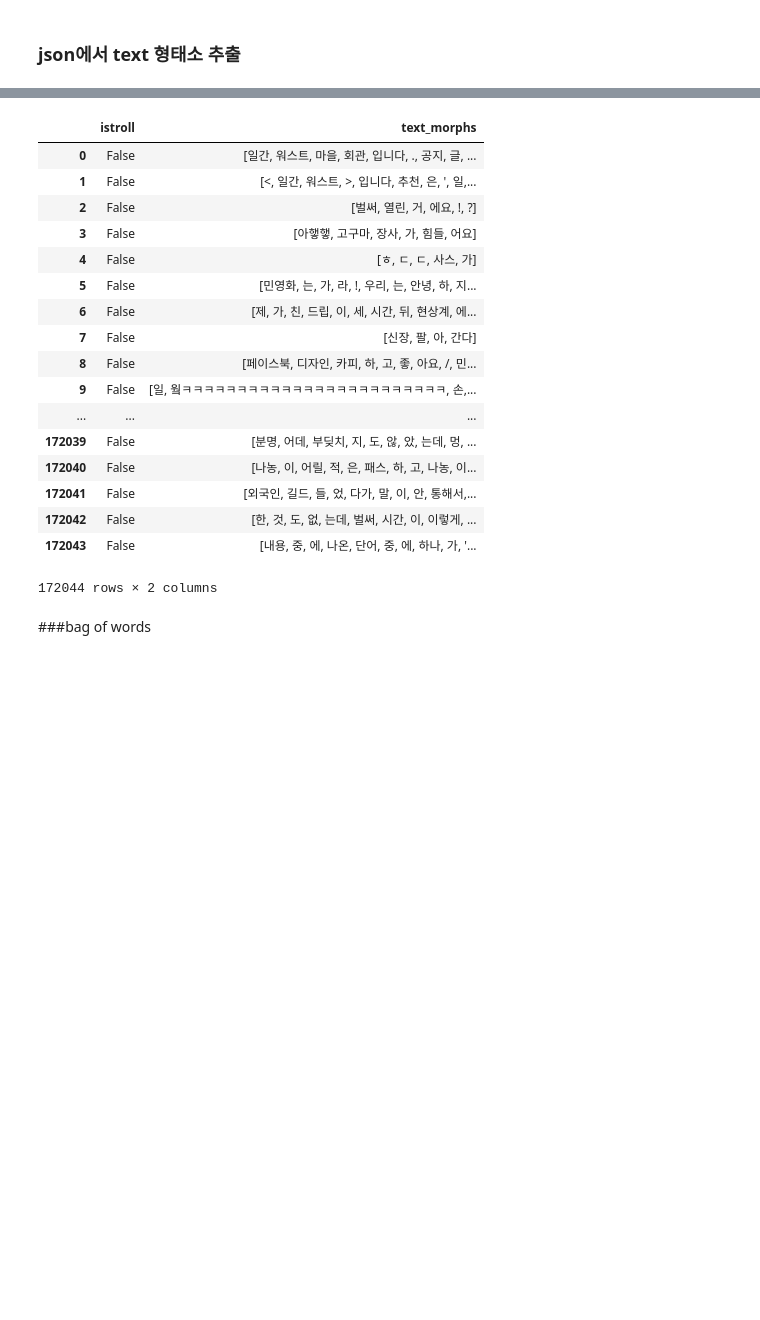
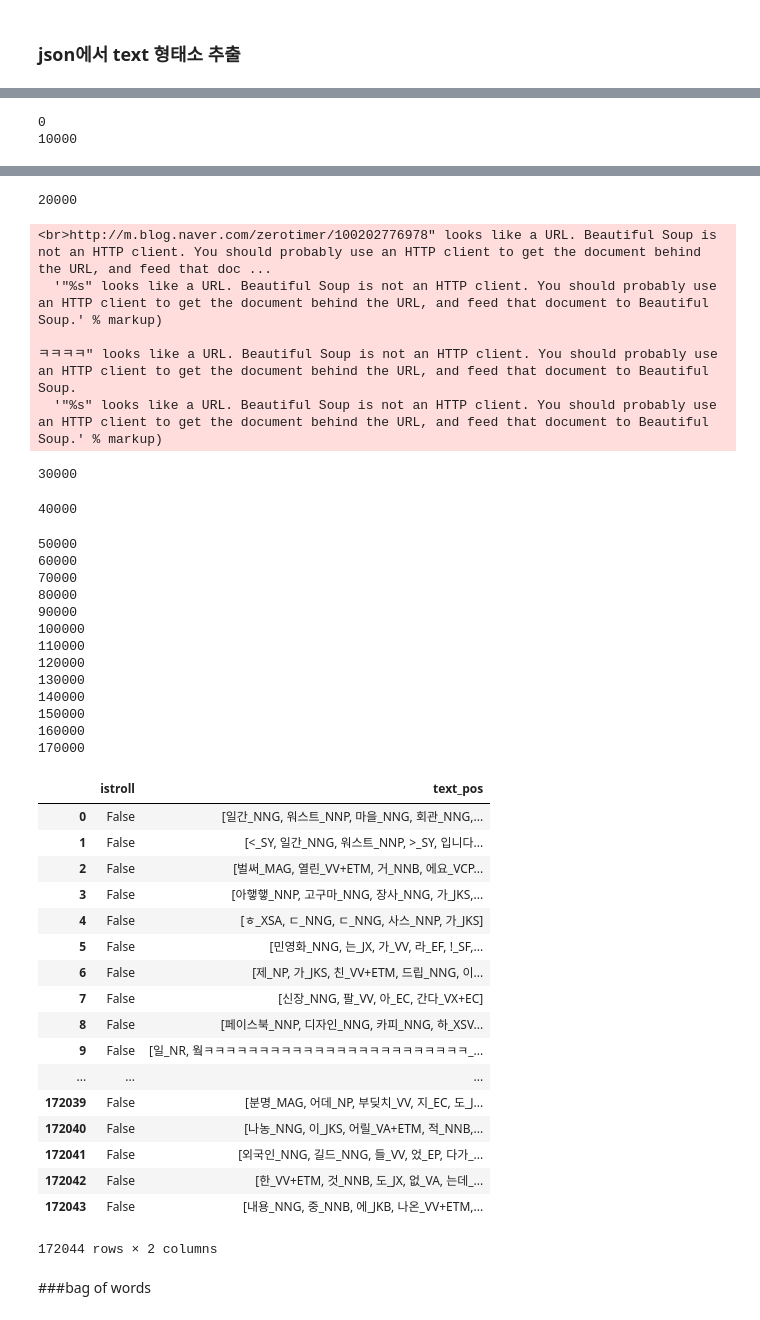
Before and after one commit to MacLunch/MacLunch, a Jupyter notebook: 1.Feature Extraction - Text.ipynb, the cells around one changed output, grey strips where cells are left out. Saved outputs shown, nothing was run; the diff lists cells and outputs as text; code cells hidden in the pictures; blank space fills up the shorter version.

```diff
--- a/1.Feature Extraction - Text.ipynb
+++ b/1.Feature Extraction - Text.ipynb
@@ -23,14 +23,14 @@ mecab = Mecab()
 labeled_train = []
 
 for cnt, article in enumerate(json_train):
-    text = bs(article["text"],"lxml").text
+    text = bs(article["text"],"html.parser").text
 
     if cnt % 10000 == 0:
         print cnt
 
     labeled_train.append({
             "istroll": article["is_troll"],
-            "text_morphs": mecab.morphs(text)
+            "text_pos": ["%s_%s" % (first, second) for first, second in mecab.pos(text)]
         })
 
 labeled_train = pd.DataFrame.from_dict(labeled_train)
@@ -56,0 +44,2 @@ labeled_train
+0
+10000
@@ -57,21 +54,42 @@ labeled_train
+20000
+<br>http://m.blog.naver.com/zerotimer/100202776978" looks like a URL. Beautiful Soup is not an HTTP client. You should probably use an HTTP client to get the document behind the URL, and feed that doc ...
+  '"%s" looks like a URL. Beautiful Soup is not an HTTP client. You should probably use an HTTP client to get the document behind the URL, and feed that document to Beautiful Soup.' % markup)
+
+ㅋㅋㅋㅋ" looks like a URL. Beautiful Soup is not an HTTP client. You should probably use an HTTP client to get the document behind the URL, and feed that document to Beautiful Soup.
+  '"%s" looks like a URL. Beautiful Soup is not an HTTP client. You should probably use an HTTP client to get the document behind the URL, and feed that document to Beautiful Soup.' % markup)
+30000
+40000
+50000
+60000
+70000
+80000
+90000
+100000
+110000
+120000
+130000
+140000
+150000
+160000
+170000
-|  | istroll | text_morphs |
-| 0 | False | [일간, 워스트, 마을, 회관, 입니다, ., 공지, 글, ... |
-| 1 | False | [<, 일간, 워스트, >, 입니다, 추천, 은, ', 일,... |
-| 2 | False | [벌써, 열린, 거, 에요, !, ?] |
-| 3 | False | [아햏햏, 고구마, 장사, 가, 힘들, 어요] |
-| 4 | False | [ㅎ, ㄷ, ㄷ, 사스, 가] |
-| 5 | False | [민영화, 는, 가, 라, !, 우리, 는, 안녕, 하, 지... |
-| 6 | False | [제, 가, 친, 드립, 이, 세, 시간, 뒤, 현상계, 에... |
-| 7 | False | [신장, 팔, 아, 간다] |
-| 8 | False | [페이스북, 디자인, 카피, 하, 고, 좋, 아요, /, 민... |
-| 9 | False | [일, 웤ㅋㅋㅋㅋㅋㅋㅋㅋㅋㅋㅋㅋㅋㅋㅋㅋㅋㅋㅋㅋㅋㅋㅋㅋ, 손,... |
+|  | istroll | text_pos |
+| 0 | False | [일간_NNG, 워스트_NNP, 마을_NNG, 회관_NNG,... |
+| 1 | False | [<_SY, 일간_NNG, 워스트_NNP, >_SY, 입니다... |
+| 2 | False | [벌써_MAG, 열린_VV+ETM, 거_NNB, 에요_VCP... |
+| 3 | False | [아햏햏_NNP, 고구마_NNG, 장사_NNG, 가_JKS,... |
+| 4 | False | [ㅎ_XSA, ㄷ_NNG, ㄷ_NNG, 사스_NNP, 가_JKS] |
+| 5 | False | [민영화_NNG, 는_JX, 가_VV, 라_EF, !_SF,... |
+| 6 | False | [제_NP, 가_JKS, 친_VV+ETM, 드립_NNG, 이... |
+| 7 | False | [신장_NNG, 팔_VV, 아_EC, 간다_VX+EC] |
+| 8 | False | [페이스북_NNP, 디자인_NNG, 카피_NNG, 하_XSV... |
+| 9 | False | [일_NR, 웤ㅋㅋㅋㅋㅋㅋㅋㅋㅋㅋㅋㅋㅋㅋㅋㅋㅋㅋㅋㅋㅋㅋㅋㅋ_... |
 | ... | ... | ... |
-| 172039 | False | [분명, 어데, 부딪치, 지, 도, 않, 았, 는데, 멍, ... |
-| 172040 | False | [나농, 이, 어릴, 적, 은, 패스, 하, 고, 나농, 이... |
-| 172041 | False | [외국인, 길드, 들, 었, 다가, 말, 이, 안, 통해서,... |
-| 172042 | False | [한, 것, 도, 없, 는데, 벌써, 시간, 이, 이렇게, ... |
-| 172043 | False | [내용, 중, 에, 나온, 단어, 중, 에, 하나, 가, '... |
+| 172039 | False | [분명_MAG, 어데_NP, 부딪치_VV, 지_EC, 도_J... |
+| 172040 | False | [나농_NNG, 이_JKS, 어릴_VA+ETM, 적_NNB,... |
+| 172041 | False | [외국인_NNG, 길드_NNG, 들_VV, 었_EP, 다가_... |
+| 172042 | False | [한_VV+ETM, 것_NNB, 도_JX, 없_VA, 는데_... |
+| 172043 | False | [내용_NNG, 중_NNB, 에_JKB, 나온_VV+ETM,... |
-172044 rows × 2 columns
+172044 rows × 2 columns
 # %% [markdown]
 ###bag of words
 # %%
```
Also changed, not shown: parts of 5 cells of this notebook, 2 other files.
